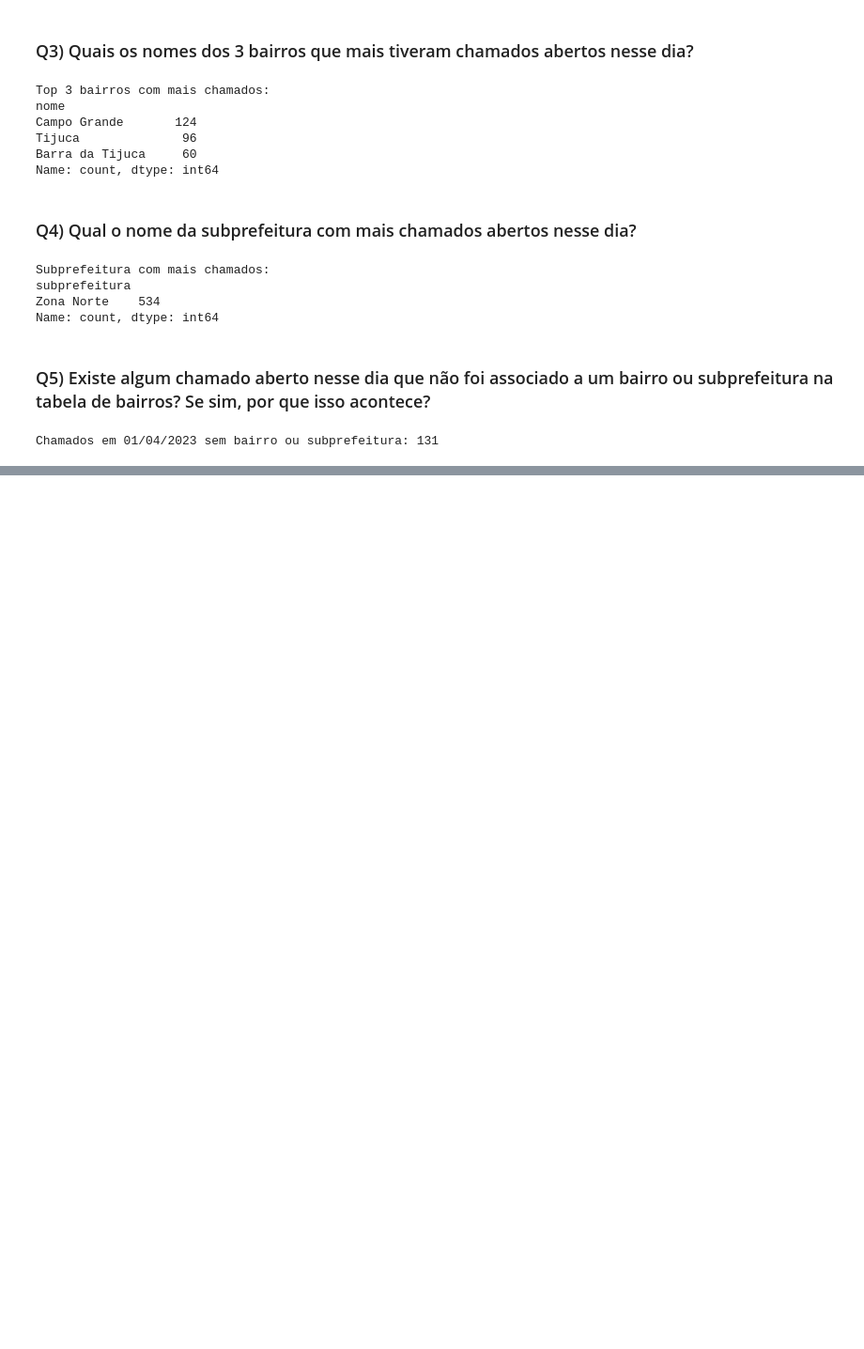
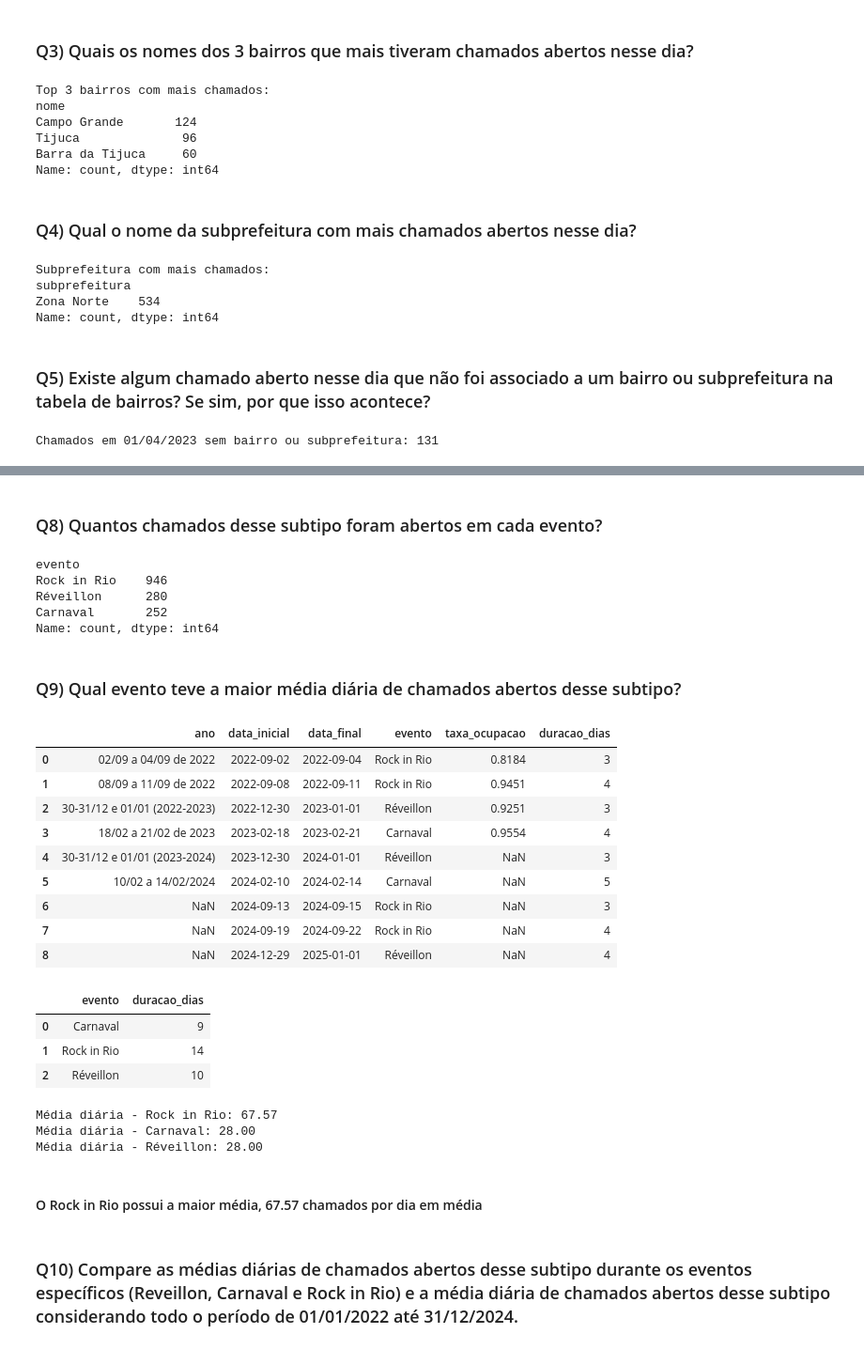
Before and after one commit to lucasmiguels/desafio-junior-data-scientist, a Jupyter notebook: respostas-desafio/analise_python.ipynb, the cells around one changed output, grey strips where cells are left out. Shown: that part at 94% size. Cells and saved outputs as stored; diff of their text form; code cells hidden in the pictures; blank space fills up the shorter version.

```diff
--- a/respostas-desafio/analise_python.ipynb
+++ b/respostas-desafio/analise_python.ipynb
@@ -120,0 +221,40 @@ Chamados em 01/04/2023 sem bairro ou subprefeitura: 131
+# %% [markdown]
+### Q8) Quantos chamados desse subtipo foram abertos em cada evento?
+# %%
+df_perturbacao_evento["evento"].value_counts()
+# %% [output]
+evento
+Rock in Rio    946
+Réveillon      280
+Carnaval       252
+Name: count, dtype: int64
+# %% [markdown]
+### Q9) Qual evento teve a maior média diária de chamados abertos desse subtipo?
+# %%
+df_eventos_completos['duracao_dias'] = (
+    pd.to_datetime(df_eventos_completos['data_final']) - pd.to_datetime(df_eventos_completos['data_inicial'])
+).dt.days + 1
+df_eventos_completos
+# %% [output]
+|  | ano | data_inicial | data_final | evento | taxa_ocupacao | duracao_dias |
+| 0 | 02/09 a 04/09 de 2022 | 2022-09-02 | 2022-09-04 | Rock in Rio | 0.8184 | 3 |
+| 1 | 08/09 a 11/09 de 2022 | 2022-09-08 | 2022-09-11 | Rock in Rio | 0.9451 | 4 |
+| 2 | 30-31/12 e 01/01 (2022-2023) | 2022-12-30 | 2023-01-01 | Réveillon | 0.9251 | 3 |
+| 3 | 18/02 a 21/02 de 2023 | 2023-02-18 | 2023-02-21 | Carnaval | 0.9554 | 4 |
+| 4 | 30-31/12 e 01/01 (2023-2024) | 2023-12-30 | 2024-01-01 | Réveillon | NaN | 3 |
+| 5 | 10/02 a 14/02/2024 | 2024-02-10 | 2024-02-14 | Carnaval | NaN | 5 |
+| 6 | NaN | 2024-09-13 | 2024-09-15 | Rock in Rio | NaN | 3 |
+| 7 | NaN | 2024-09-19 | 2024-09-22 | Rock in Rio | NaN | 4 |
+| 8 | NaN | 2024-12-29 | 2025-01-01 | Réveillon | NaN | 4 |
+# %%
+df_eventos_dias = (
+    df_eventos_completos[['evento', 'duracao_dias']]
+    .groupby('evento', as_index=False)
+    .sum()
+)
+df_eventos_dias
+# %% [output]
+|  | evento | duracao_dias |
+| 0 | Carnaval | 9 |
+| 1 | Rock in Rio | 14 |
+| 2 | Réveillon | 10 |
@@ -120,0 +271,25 @@ Chamados em 01/04/2023 sem bairro ou subprefeitura: 131
+# %%
+total_carnaval = total_carnaval.item() if isinstance(total_carnaval, pd.Series) else total_carnaval
+duracao_carnaval = duracao_carnaval.item() if isinstance(duracao_carnaval, pd.Series) else duracao_carnaval
+
+total_rir = total_rir.item() if isinstance(total_rir, pd.Series) else total_rir
+duracao_rir = duracao_rir.item() if isinstance(duracao_rir, pd.Series) else duracao_rir
+
+total_reveiao = total_reveiao.item() if isinstance(total_reveiao, pd.Series) else total_reveiao
+duracao_reveiao = duracao_reveiao.item() if isinstance(duracao_reveiao, pd.Series) else duracao_reveiao
+
+media_carnaval = total_carnaval / duracao_carnaval
+media_rir = total_rir / duracao_rir
+media_reveiao = total_reveiao / duracao_reveiao
+
+print(f"Média diária - Rock in Rio: {media_rir:.2f}")
+print(f"Média diária - Carnaval: {media_carnaval:.2f}")
+print(f"Média diária - Réveillon: {media_reveiao:.2f}")
+# %% [output]
+Média diária - Rock in Rio: 67.57
+Média diária - Carnaval: 28.00
+Média diária - Réveillon: 28.00
+# %% [markdown]
+#### O Rock in Rio possui a maior média, 67.57 chamados por dia em média
+# %% [markdown]
+### Q10) Compare as médias diárias de chamados abertos desse subtipo durante os eventos específicos (Reveillon, Carnaval e Rock in Rio) e a média diária de chamados abertos desse subtipo considerando todo o período de 01/01/2022 até 31/12/2024.
```
Also changed, not shown: parts of 13 cells of this notebook, 1 other file.
